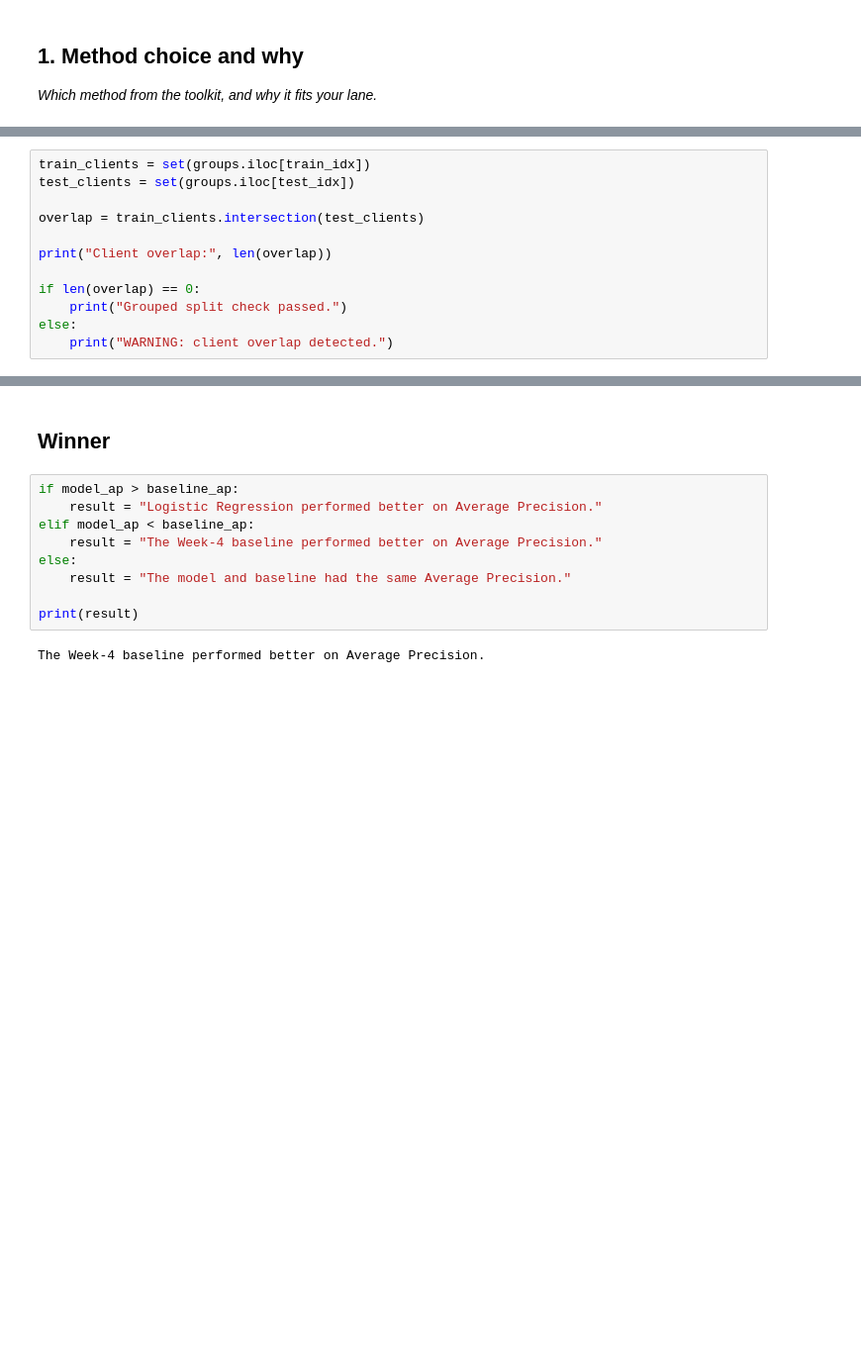
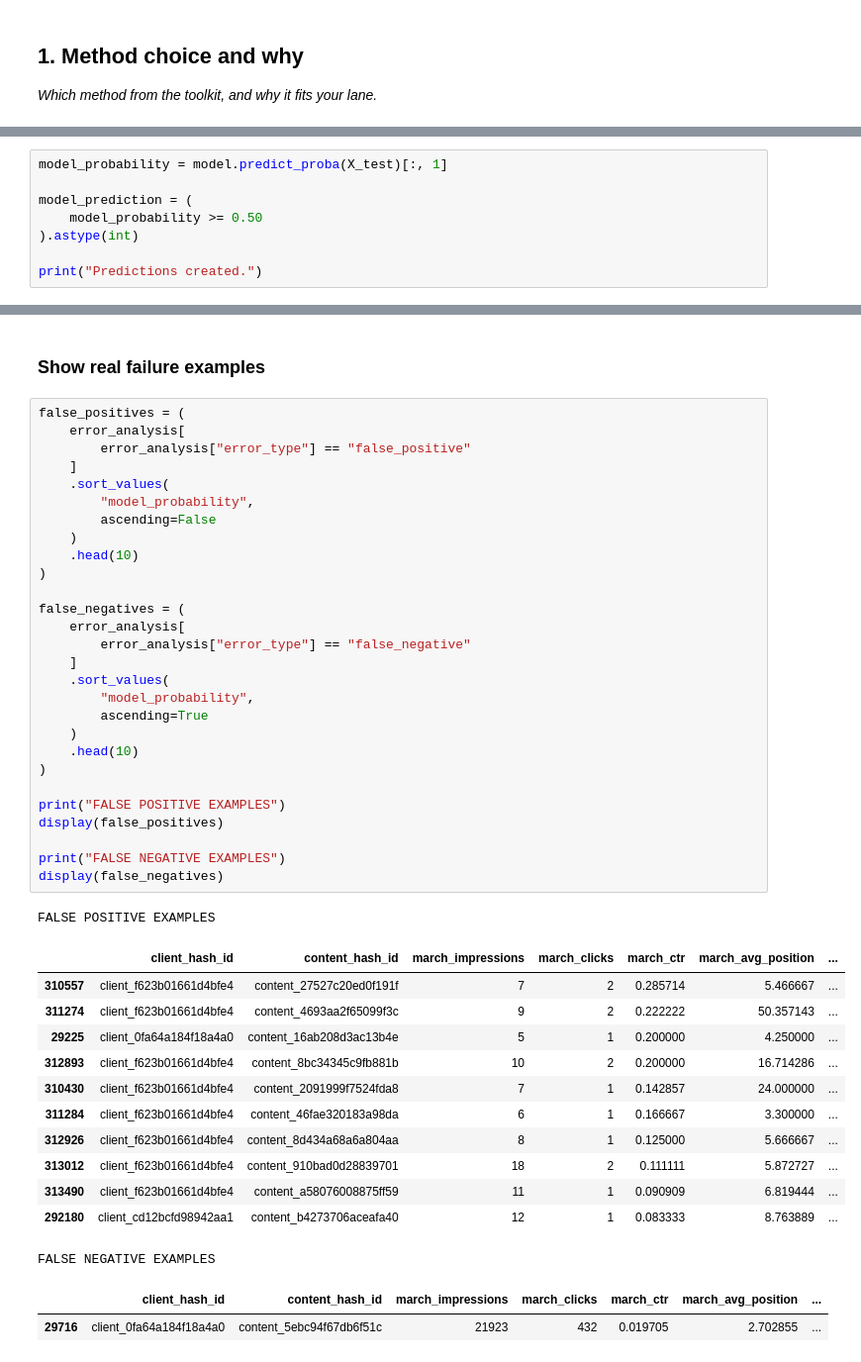
Before and after one commit to anasuddin1/ML-Intern, a Jupyter notebook: work/notebooks/w05_model.ipynb, the cells around one changed output, grey strips where cells are left out. Shown at 99% size. Saved outputs shown, nothing was run; the diff lists cells and outputs as text; blank space fills up the shorter version.

```diff
--- a/work/notebooks/w05_model.ipynb
+++ b/work/notebooks/w05_model.ipynb
@@ -300,13 +416,9 @@ Test clients: 11
 # %%
-train_clients = set(groups.iloc[train_idx])
-test_clients = set(groups.iloc[test_idx])
+model_probability = model.predict_proba(X_test)[:, 1]
 
-overlap = train_clients.intersection(test_clients)
+model_prediction = (
+    model_probability >= 0.50
+).astype(int)
 
-print("Client overlap:", len(overlap))
-
-if len(overlap) == 0:
-    print("Grouped split check passed.")
-else:
-    print("WARNING: client overlap detected.")
+print("Predictions created.")
 # %% [output]
@@ -519,14 +649,47 @@ comparison.round(4)
 # %% [markdown]
-## Winner
+### Show real failure examples
 # %%
-if model_ap > baseline_ap:
-    result = "Logistic Regression performed better on Average Precision."
-elif model_ap < baseline_ap:
-    result = "The Week-4 baseline performed better on Average Precision."
-else:
-    result = "The model and baseline had the same Average Precision."
+false_positives = (
+    error_analysis[
+        error_analysis["error_type"] == "false_positive"
+    ]
+    .sort_values(
+        "model_probability",
+        ascending=False
+    )
+    .head(10)
+)
 
-print(result)
+false_negatives = (
+    error_analysis[
+        error_analysis["error_type"] == "false_negative"
+    ]
+    .sort_values(
+        "model_probability",
+        ascending=True
+    )
+    .head(10)
+)
+
+print("FALSE POSITIVE EXAMPLES")
+display(false_positives)
+
+print("FALSE NEGATIVE EXAMPLES")
+display(false_negatives)
 # %% [output]
-The Week-4 baseline performed better on Average Precision.
+FALSE POSITIVE EXAMPLES
+|  | client_hash_id | content_hash_id | march_impressions | march_clicks | march_ctr | march_avg_position | ... |
+| 310557 | client_f623b01661d4bfe4 | content_27527c20ed0f191f | 7 | 2 | 0.285714 | 5.466667 | ... |
+| 311274 | client_f623b01661d4bfe4 | content_4693aa2f65099f3c | 9 | 2 | 0.222222 | 50.357143 | ... |
+| 29225 | client_0fa64a184f18a4a0 | content_16ab208d3ac13b4e | 5 | 1 | 0.200000 | 4.250000 | ... |
+| 312893 | client_f623b01661d4bfe4 | content_8bc34345c9fb881b | 10 | 2 | 0.200000 | 16.714286 | ... |
+| 310430 | client_f623b01661d4bfe4 | content_2091999f7524fda8 | 7 | 1 | 0.142857 | 24.000000 | ... |
+| 311284 | client_f623b01661d4bfe4 | content_46fae320183a98da | 6 | 1 | 0.166667 | 3.300000 | ... |
+| 312926 | client_f623b01661d4bfe4 | content_8d434a68a6a804aa | 8 | 1 | 0.125000 | 5.666667 | ... |
+| 313012 | client_f623b01661d4bfe4 | content_910bad0d28839701 | 18 | 2 | 0.111111 | 5.872727 | ... |
+| 313490 | client_f623b01661d4bfe4 | content_a58076008875ff59 | 11 | 1 | 0.090909 | 6.819444 | ... |
+| 292180 | client_cd12bcfd98942aa1 | content_b4273706aceafa40 | 12 | 1 | 0.083333 | 8.763889 | ... |
+FALSE NEGATIVE EXAMPLES
+|  | client_hash_id | content_hash_id | march_impressions | march_clicks | march_ctr | march_avg_position | ... |
+| 29716 | client_0fa64a184f18a4a0 | content_5ebc94f67db6f51c | 21923 | 432 | 0.019705 | 2.702855 | ... |
 # %% [markdown]
```
Also changed, not shown: parts of 68 cells of this notebook.
